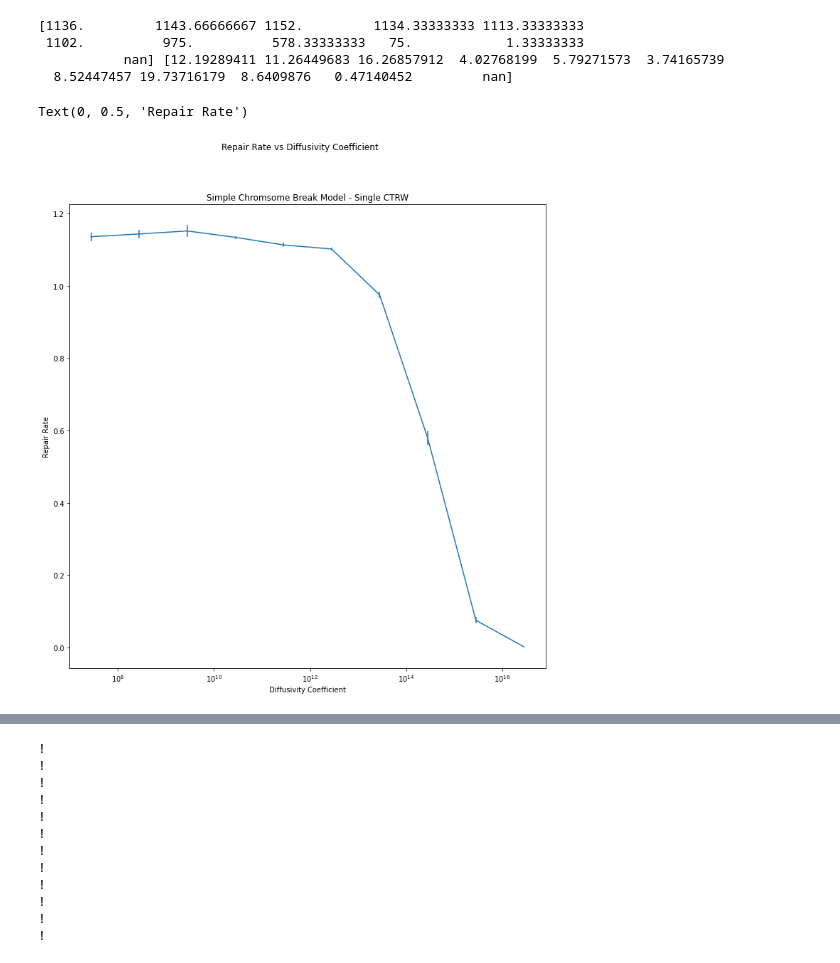
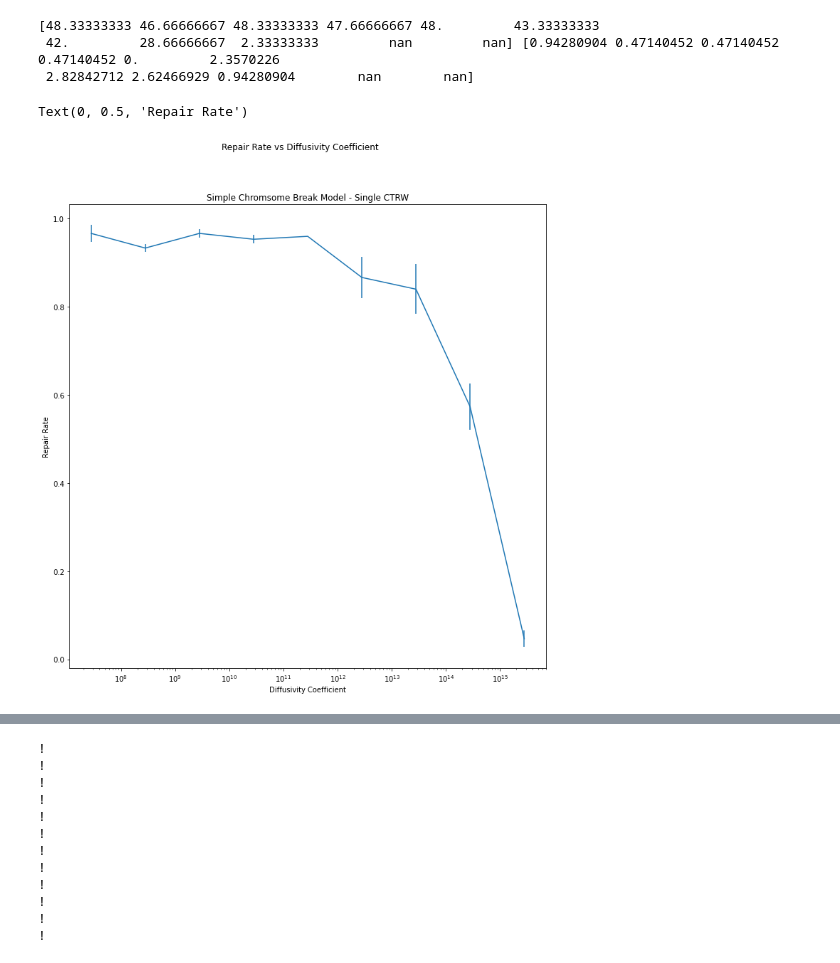
Before and after one commit to MilaJ1/MPhys-Sem-2, a Jupyter notebook: CTRW_with_repair_v2.1.ipynb, the cells around one changed output, grey strips where cells are left out. Drawn from its saved outputs; the diff is of its cells as text; code cells hidden in the pictures.

Commit message:
Add files via upload
- commented out the initial time change
- corrected code for initial separation and D
- plots of the above

```diff
--- a/CTRW_with_repair_v2.1.ipynb
+++ b/CTRW_with_repair_v2.1.ipynb
@@ -230,6 +230,7 @@ def ctrw_3d_interaction(initial_pos, diff_coeff, diff_time, run_time, min_wait_t
 
     #######################################
     # both particles take an initial step
+    """
     if len(times1)==1 and len(times2)==1:
 
         waiting_time1 = get_waiting_time(min_wait_time, anom_diff_exp)
@@ -246,7 +247,7 @@ def ctrw_3d_interaction(initial_pos, diff_coeff, diff_time, run_time, min_wait_t
 
         if waiting_time1 < waiting_time2:
 
-            distance = get_distance_3d(coords1[-1], coords2[0])
+            distance = get_distance_3d(coords1[-1], coords2[0]) ####### THIS SEEMS ODD
             if distance < int_length:
                 interaction_count += 1
                 int_coords_temp = np.append(coords1[-1], coords2[0])
@@ -258,7 +259,7 @@ def ctrw_3d_interaction(initial_pos, diff_coeff, diff_time, run_time, min_wait_t
                 int_count_arr = np.array([interaction_count])
                 repair_arr = np.array([repair])
 
-            distance = get_distance_3d(coords1[-1],coords2[-1])
+            distance = get_distance_3d(coords1[-1],coords2[-1]) ### What is the reason for checking both these parts?
             if distance < int_length:
                 interaction_count += 1
                 int_coords_temp = np.append(coords1[-1],coords2[-1])
@@ -306,7 +307,7 @@ def ctrw_3d_interaction(initial_pos, diff_coeff, diff_time, run_time, min_wait_t
                     interaction_coords = np.vstack((interaction_coords,int_coords_temp))
                     int_count_arr = np.append(int_count_arr,interaction_count)
                     repair_arr = np.append(repair_arr,repair)
-
+    """
     ########################################
 
     while (time1 < run_time and time2 < run_time) and repair==0:
@@ -381,7 +382,7 @@ def ctrw_3d_interaction(initial_pos, diff_coeff, diff_time, run_time, min_wait_t
     df2 = pd.DataFrame(data2)
 
     if plot==1:
-       # %matplotlib notebook
+        %matplotlib notebook
         fig = plt.figure(figsize=(10,10))
         ax = plt.axes(projection ='3d')
         ax.plot3D(df1['x'], df1['y'], df1['z'])
@@ -458,7 +459,7 @@ def ctrw_3d_interaction_mc(nsamples, initial_pos, diff_coeff, diff_time, run_tim
 
     return repair_df
 # %%
-repair_data = ctrw_3d_interaction_mc(1000,[(0,0,0),(0,0,interaction_range*1)], D, jump_t, run_t, min_t, 0.5,
+repair_data = ctrw_3d_interaction_mc(100,[(0,0,0),(0,0,interaction_range*1)], D, jump_t, run_t, min_t, 0.5,
                                        interaction_range,interaction_p = 0.1,plot=0)
 # %%
 repair_data
@@ -584,28 +592,23 @@ def ctrw_interaction_mc_D_r(nsamples_per_D, repeats, separations, diff_coeffs, d
     return repair_df_D_r
 # %%
 D_vals = 2.8*np.logspace(7,17,num=11)
-r_vals = np.arange(interaction_range*0.5,interaction_range*10.5,interaction_range)
-
-repair_avgs,repair_stds = ctrw_interaction_mc_D(1000,3,[(0,0,0),(0,0,interaction_range*1)], D_vals, jump_t, run_t, min_t, 0.5,
+repair_avgs,repair_stds = ctrw_interaction_mc_D(50,3,[(0,0,0),(0,0,i1)], D_vals, jump_t, run_t, min_t, 0.5,
                                                 interaction_range)
-
-#repair_df_D_r = ctrw_interaction_mc_D_r(1000, 3, r_vals, D_vals, jump_t, run_t, min_t, 0.5,interaction_range, interaction_p = 0.1)
 # %%
 print(repair_avgs,repair_stds)
 # %% [output]
-[1136.         1143.66666667 1152.         1134.33333333 1113.33333333
- 1102.          975.          578.33333333   75.            1.33333333
-           nan] [12.19289411 11.26449683 16.26857912  4.02768199  5.79271573  3.74165739
-  8.52447457 19.73716179  8.6409876   0.47140452         nan]
+[48.33333333 46.66666667 48.33333333 47.66666667 48.         43.33333333
+ 42.         28.66666667  2.33333333         nan         nan] [0.94280904 0.47140452 0.47140452 0.47140452 0.         2.3570226
+ 2.82842712 2.62466929 0.94280904        nan        nan]
 # %%
 fig,ax = plt.subplots(figsize=(12,12))
 plt.suptitle('Repair Rate vs Diffusivity Coefficient')
 plt.title('Simple Chromsome Break Model - Single CTRW')
-plt.errorbar(x=D_vals,y=repair_avgs/1000,yerr=repair_stds/1000)
+plt.errorbar(x=D_vals,y=repair_avgs/50,yerr=repair_stds/50)
 ax.set_xscale('log')
 ax.set_xlabel('Diffusivity Coefficient')
 ax.set_ylabel('Repair Rate')
 # %% [output]
 Text(0, 0.5, 'Repair Rate')
-[figure, old version]
+[figure, new version]
 # %%
```
Also changed, not shown: parts of 13 cells of this notebook.
